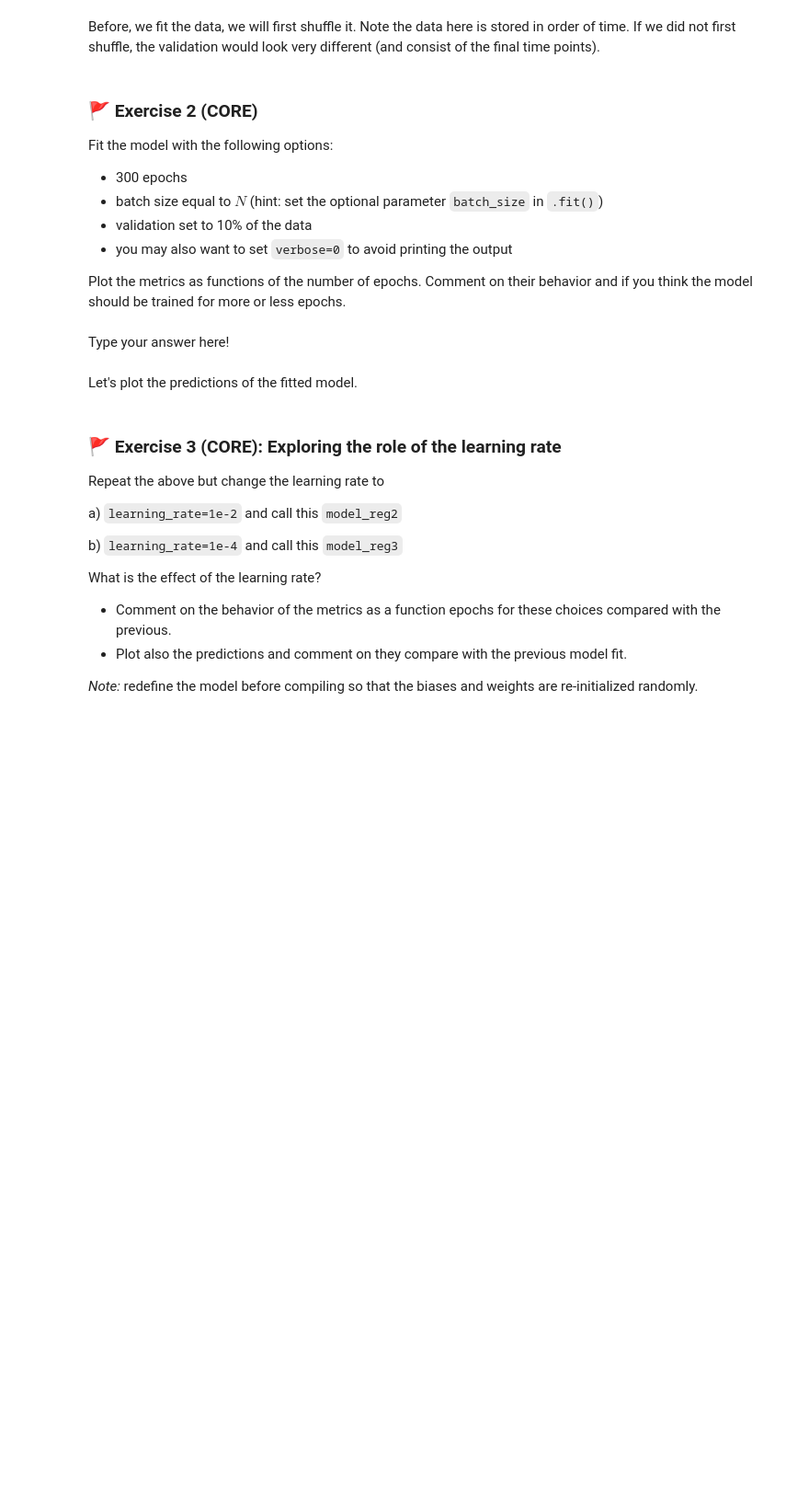
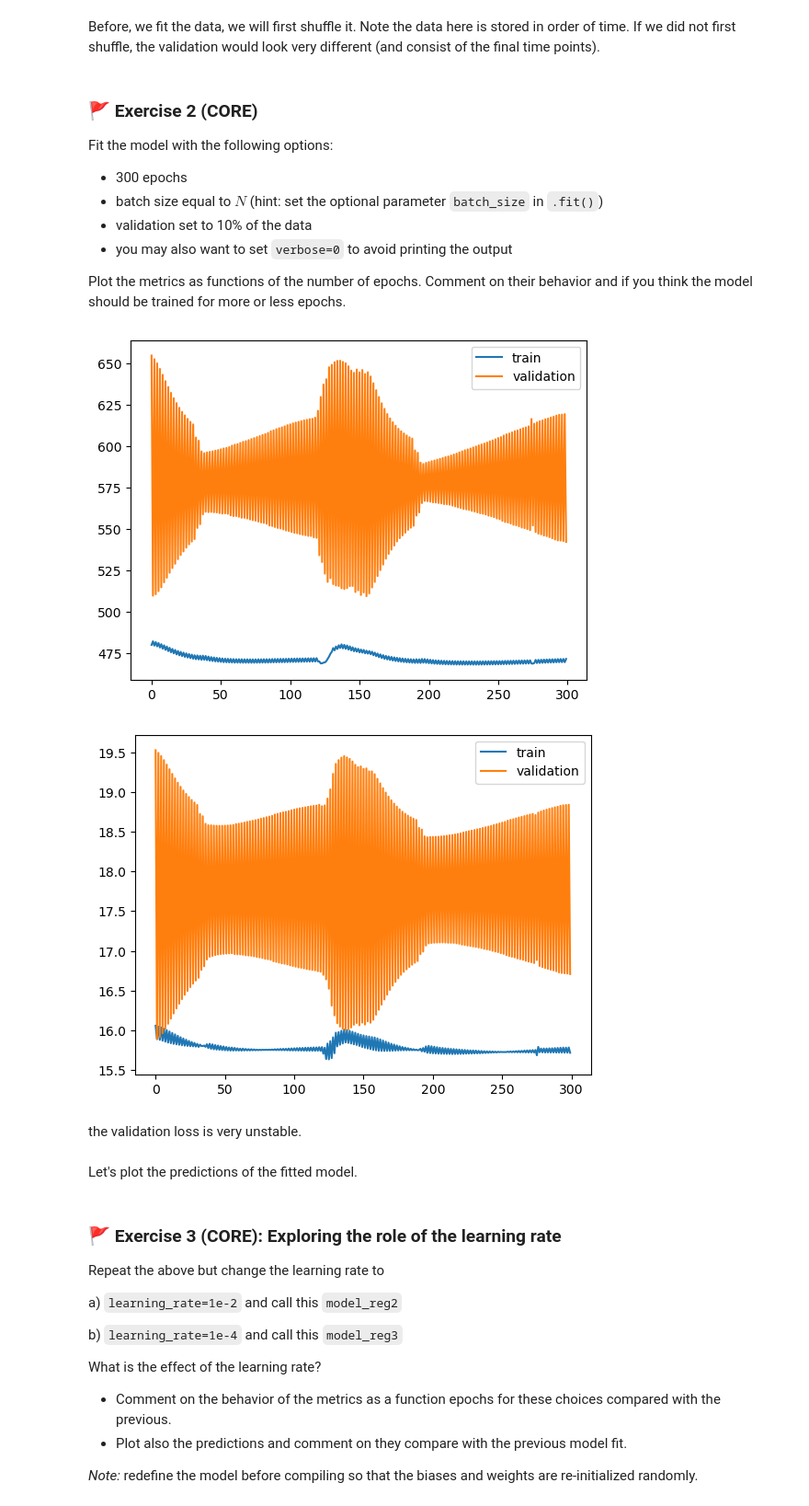
Before and after one commit to s2777427/MLP_2026_week10, a Jupyter notebook: mlp_week10.ipynb, the cells around one changed output. Shown at 92% size. Saved outputs shown, nothing was run; the diff lists cells and outputs as text; code cells hidden in the pictures; blank space fills up the shorter version.

```diff
--- a/mlp_week10.ipynb
+++ b/mlp_week10.ipynb
@@ -79,3 +108,9 @@ How many parameters does the model have?
 # %%
 # Code for your answer here!
 # Name your model: model_reg
+model_reg = keras.Sequential([
+    layers.Dense(20, activation='relu', input_shape=(D,)),
+    layers.Dense(10, activation='relu'),
+    layers.Dense(1, activation='linear')
+])
+model_reg.summary()
@@ -114,8 +164,28 @@ Fit the model with the following options:
 Plot the metrics as functions of the number of epochs. Comment on their behavior and if you think the model should be trained for more or less epochs.
 # %%
 # Code for your answer here!
+history=model_reg.fit(
+    X,y,
+    epochs=300,
+    batch_size=N,
+    validation_split=0.1,
+    verbose=0
+)
+plt.figure()
+plt.plot(history.history['loss'], label='train')
+plt.plot(history.history['val_loss'], label='validation')
+plt.legend()
+plt.show()
+plt.figure()
+plt.plot(history.history['MAE'], label='train')
+plt.plot(history.history['val_MAE'], label='validation')
+plt.legend()
+plt.show()
+# %% [output]
+[figure, added]
+[figure, added]
 # %% [markdown]
-Type your answer here!
+the validation loss is very unstable.
 # %% [markdown]
 Let's plot the predictions of the fitted model.
 # %%
```
Also changed, not shown: parts of 7 cells of this notebook.
